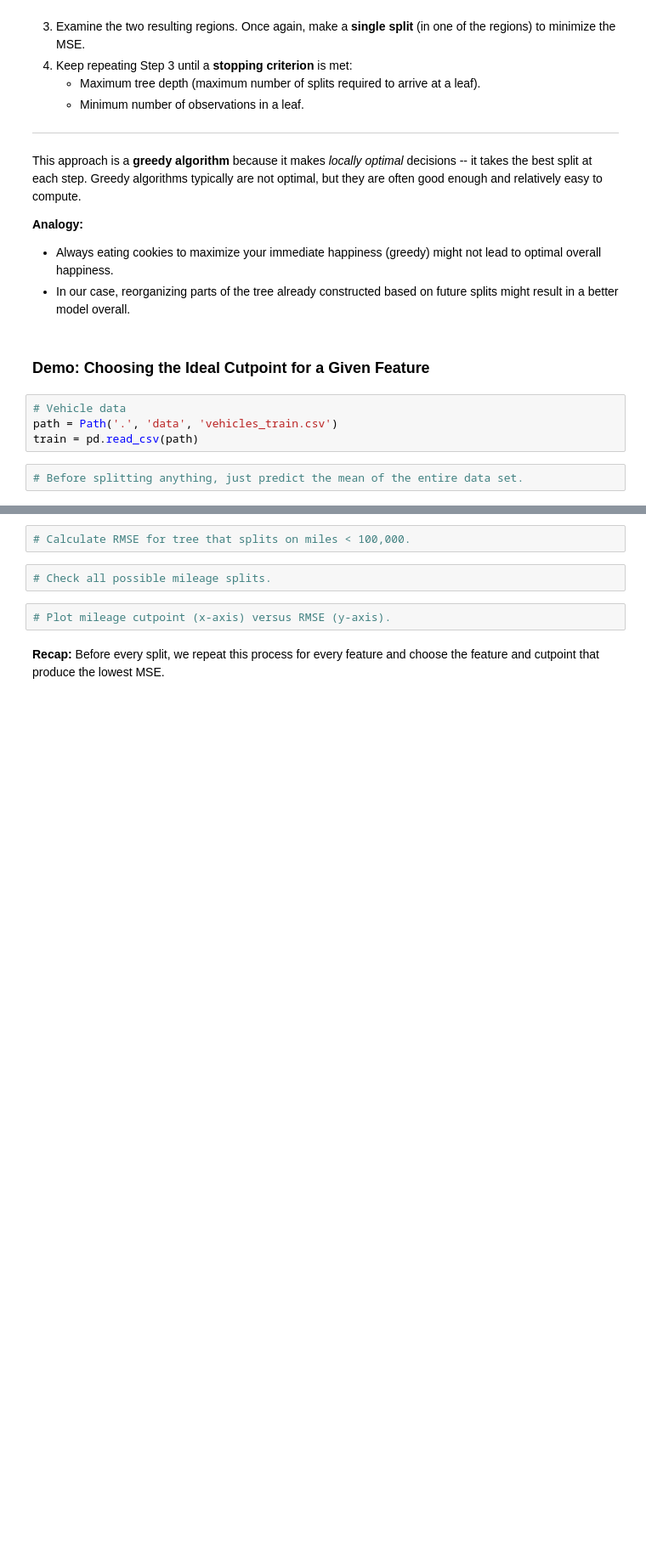
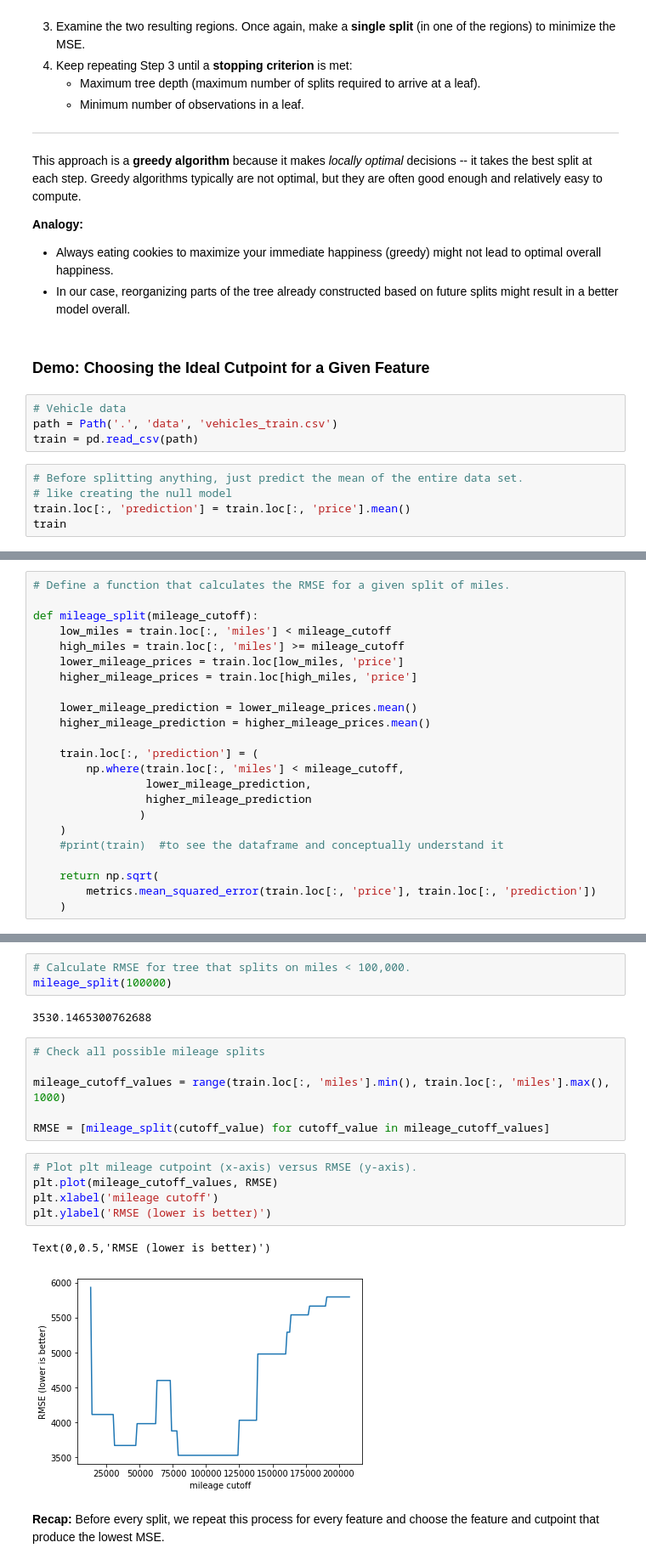
Before and after one commit to naidaire/lesson15_decision_trees, a Jupyter notebook: decision_trees_part2.ipynb, the cells around one changed output, grey strips where cells are left out. Shown: that part at 85% size. Cells and saved outputs as stored; diff of their text form; blank space fills up the shorter version.

```diff
--- a/decision_trees_part2.ipynb
+++ b/decision_trees_part2.ipynb
@@ -64,3 +138,6 @@ path = Path('.', 'data', 'vehicles_train.csv')
 train = pd.read_csv(path)
 # %%
 # Before splitting anything, just predict the mean of the entire data set.
+# like creating the null model
+train.loc[:, 'prediction'] = train.loc[:, 'price'].mean()
+train
@@ -71,2 +168,25 @@ train = pd.read_csv(path)
+# %%
+# Define a function that calculates the RMSE for a given split of miles.
+
+def mileage_split(mileage_cutoff):
+    low_miles = train.loc[:, 'miles'] < mileage_cutoff
+    high_miles = train.loc[:, 'miles'] >= mileage_cutoff
+    lower_mileage_prices = train.loc[low_miles, 'price']
+    higher_mileage_prices = train.loc[high_miles, 'price']
+
+    lower_mileage_prediction = lower_mileage_prices.mean()
+    higher_mileage_prediction = higher_mileage_prices.mean()
+
+    train.loc[:, 'prediction'] = (
+        np.where(train.loc[:, 'miles'] < mileage_cutoff,
+                 lower_mileage_prediction,
+                 higher_mileage_prediction
+                )
+    )
+    #print(train)  #to see the dataframe and conceptually understand it
+
+    return np.sqrt(
+        metrics.mean_squared_error(train.loc[:, 'price'], train.loc[:, 'prediction'])
+    )
 # %%
 # Calculate RMSE for tree that splits on miles < 50,000.
@@ -73,9 +196,22 @@ train = pd.read_csv(path)
 # %%
 # Calculate RMSE for tree that splits on miles < 100,000.
+mileage_split(100000)
+# %% [output]
+3530.1465300762688
-# %%
-# Check all possible mileage splits.
+# %%
+# Check all possible mileage splits
+
+mileage_cutoff_values = range(train.loc[:, 'miles'].min(), train.loc[:, 'miles'].max(), 1000)
+
+RMSE = [mileage_split(cutoff_value) for cutoff_value in mileage_cutoff_values]
 # %%
-# Plot mileage cutpoint (x-axis) versus RMSE (y-axis).
+# Plot plt mileage cutpoint (x-axis) versus RMSE (y-axis).
+plt.plot(mileage_cutoff_values, RMSE)
+plt.xlabel('mileage cutoff')
+plt.ylabel('RMSE (lower is better)')
+# %% [output]
+Text(0,0.5,'RMSE (lower is better)')
+[figure, added]
 # %% [markdown]
 **Recap:** Before every split, we repeat this process for every feature and choose the feature and cutpoint that produce the lowest MSE.
 # %% [markdown]
```
Also changed, not shown: parts of 51 cells of this notebook, 2 other files.
